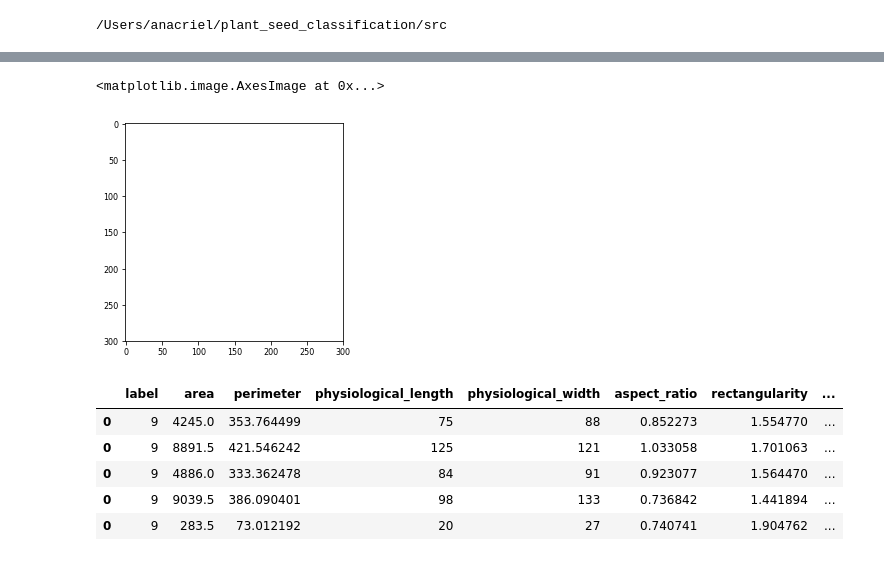
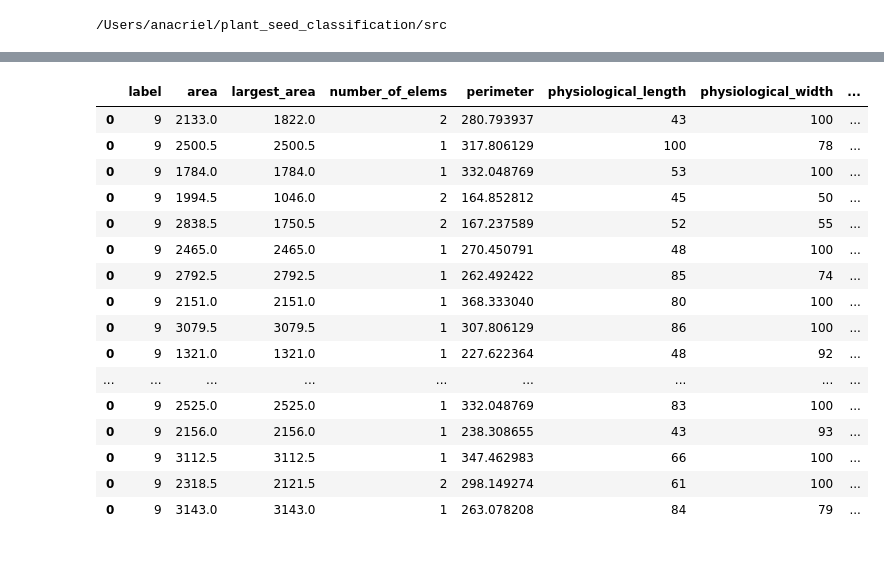
Before and after one commit to Anacriel/plant_seed_classification, a Jupyter notebook: notebooks/0.3-making-dataset.ipynb, the cells around one changed output, grey strips where cells are left out. Drawn from its saved outputs; the diff is of its cells as text; code cells hidden in the pictures.

```diff
--- a/notebooks/0.3-making-dataset.ipynb
+++ b/notebooks/0.3-making-dataset.ipynb
@@ -21,7 +21,7 @@ cd /Users/anacriel/plant_seed_classification/src
 # %% [output]
 /Users/anacriel/plant_seed_classification/src
 # %%
-proc_data_dir = '../data/processed/'
+proc_data_dir = '../data/raw/'
 train_image_dir = os.path.join(proc_data_dir, 'train')
 # %%
 images, labels_str = get_images(train_image_dir)
@@ -33,6 +33,6 @@ mapping = { 'Sugar beet': 0, 'Fat Hen': 1, 'Scentless Mayweed' : 2, 'Charlock' :
 for label in labels_str:
     labels_int.append(mapping[label])
 # %%
-images = np.reshape(images,(-1,300,300,3))
+images = np.reshape(images,(-1,100,100,3))
 labels = np.array(labels_int)
 # %%
@@ -43,11 +42,0 @@ plt.imshow(images[754]) ##!!!!! damn
-# %%
-mask = vs.create_mask_for_plant(images[754])
-seg_image = cv2.bitwise_and(images[754], images[754], mask=mask)
-seg_image = vs.sharpen_image(seg_image)
-seg_image[mask == 0] = 255
-
-img = cv2.cvtColor(seg_image, cv2.COLOR_BGR2RGB)
-plt.imshow(img)
-# %% [output]
-<matplotlib.image.AxesImage at 0x...>
-[figure, removed]
@@ -56,10 +43,24 @@ dataset = create_dataset(images, labels)
+# %%
+#dataset = create_dataset(images, labels)
+dataset = create_dataset_added_features(images, labels, kind='label')
 # %%
-dataset.head()
+dataset.head(30)
 # %% [output]
-|  | label | area | perimeter | physiological_length | physiological_width | aspect_ratio | rectangularity | ... |
-| 0 | 9 | 4245.0 | 353.764499 | 75 | 88 | 0.852273 | 1.554770 | ... |
-| 0 | 9 | 8891.5 | 421.546242 | 125 | 121 | 1.033058 | 1.701063 | ... |
-| 0 | 9 | 4886.0 | 333.362478 | 84 | 91 | 0.923077 | 1.564470 | ... |
-| 0 | 9 | 9039.5 | 386.090401 | 98 | 133 | 0.736842 | 1.441894 | ... |
-| 0 | 9 | 283.5 | 73.012192 | 20 | 27 | 0.740741 | 1.904762 | ... |
+|  | label | area | largest_area | number_of_elems | perimeter | physiological_length | physiological_width | ... |
+| 0 | 9 | 2133.0 | 1822.0 | 2 | 280.793937 | 43 | 100 | ... |
+| 0 | 9 | 2500.5 | 2500.5 | 1 | 317.806129 | 100 | 78 | ... |
+| 0 | 9 | 1784.0 | 1784.0 | 1 | 332.048769 | 53 | 100 | ... |
+| 0 | 9 | 1994.5 | 1046.0 | 2 | 164.852812 | 45 | 50 | ... |
+| 0 | 9 | 2838.5 | 1750.5 | 2 | 167.237589 | 52 | 55 | ... |
+| 0 | 9 | 2465.0 | 2465.0 | 1 | 270.450791 | 48 | 100 | ... |
+| 0 | 9 | 2792.5 | 2792.5 | 1 | 262.492422 | 85 | 74 | ... |
+| 0 | 9 | 2151.0 | 2151.0 | 1 | 368.333040 | 80 | 100 | ... |
+| 0 | 9 | 3079.5 | 3079.5 | 1 | 307.806129 | 86 | 100 | ... |
+| 0 | 9 | 1321.0 | 1321.0 | 1 | 227.622364 | 48 | 92 | ... |
+| ... | ... | ... | ... | ... | ... | ... | ... | ... |
+| 0 | 9 | 2525.0 | 2525.0 | 1 | 332.048769 | 83 | 100 | ... |
+| 0 | 9 | 2156.0 | 2156.0 | 1 | 238.308655 | 43 | 93 | ... |
+| 0 | 9 | 3112.5 | 3112.5 | 1 | 347.462983 | 66 | 100 | ... |
+| 0 | 9 | 2318.5 | 2121.5 | 2 | 298.149274 | 61 | 100 | ... |
+| 0 | 9 | 3143.0 | 3143.0 | 1 | 263.078208 | 84 | 79 | ... |
 # %%
```
Also changed, not shown: parts of 4 cells of this notebook, 7 other files.
